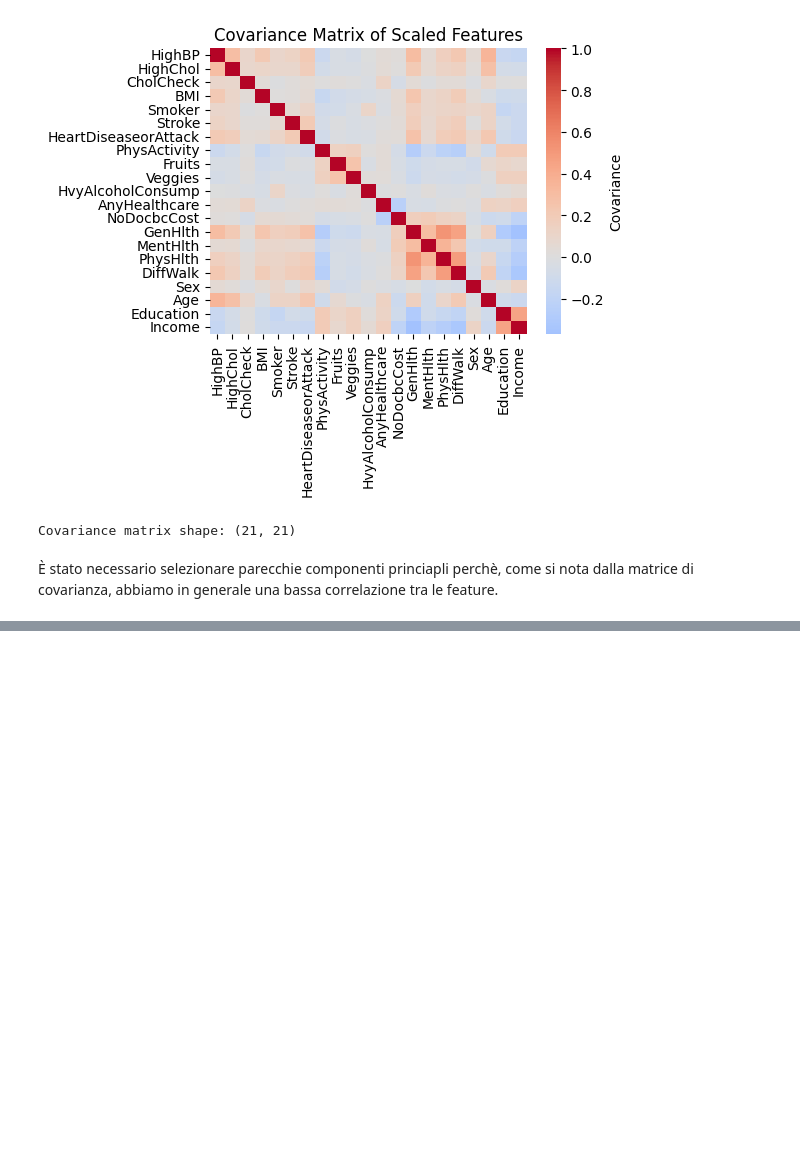
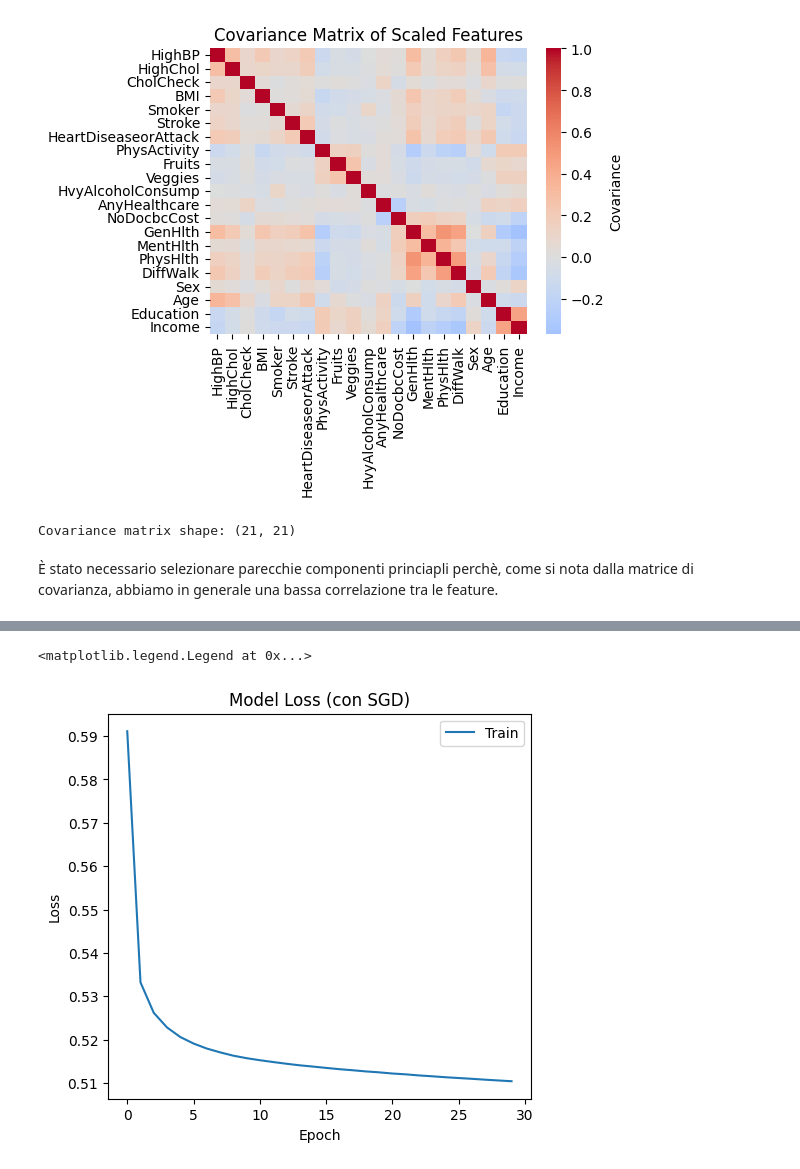
Before and after one commit to mbroglio/ML_25_26, a Jupyter notebook: ML_Project.ipynb, the cells around one changed output, grey strips where cells are left out. Drawn from its saved outputs; the diff is of its cells as text; code cells hidden in the pictures; blank space fills up the shorter version.

```diff
--- a/ML_Project.ipynb
+++ b/ML_Project.ipynb
@@ -196,0 +264,20 @@ Covariance matrix shape: (21, 21)
+# %%
+# 2. Creazione del Modello
+model = Sequential()
+
+# Strato Nascosto
+model.add(Dense(16, input_shape=(14,), activation='relu'))
+
+# Strato di Output
+# 1 neurone con attivazione sigmoid per output binario (0-1)
+model.add(Dense(1, activation='sigmoid'))
+
+# 3. Compilazione
+# Qui impostiamo il Gradient Descent come ottimizzatore
+# Loss: binary_crossentropy (standard per classificazione binaria)
+# Optimizer: SGD (Stochastic Gradient Descent)
+model.compile(loss='binary_crossentropy',
+              optimizer='sgd',
+              metrics=['accuracy'])
+
+model.summary()
@@ -196,0 +296,5 @@ Covariance matrix shape: (21, 21)
+# %%
+# 4. Addestramento
+# SGD potrebbe richiedere più epoche rispetto ad Adam per convergere,
+# quindi aumentiamo leggermente le epochs o il batch_size se necessario.
+history = model.fit(X_train_bal, y_train_bal, epochs=30, batch_size=32, verbose=1)
@@ -196,0 +319,14 @@ Covariance matrix shape: (21, 21)
+# %%
+# 6. Grafici
+plt.figure(figsize=(12, 5))
+
+# Plot Loss
+plt.subplot(1, 2, 1)
+plt.plot(history.history['loss'], label='Train')
+plt.title('Model Loss (con SGD)')
+plt.ylabel('Loss')
+plt.xlabel('Epoch')
+plt.legend()
+# %% [output]
+<matplotlib.legend.Legend at 0x...>
+[figure, added]
```
Also changed, not shown: parts of 11 cells of this notebook.
